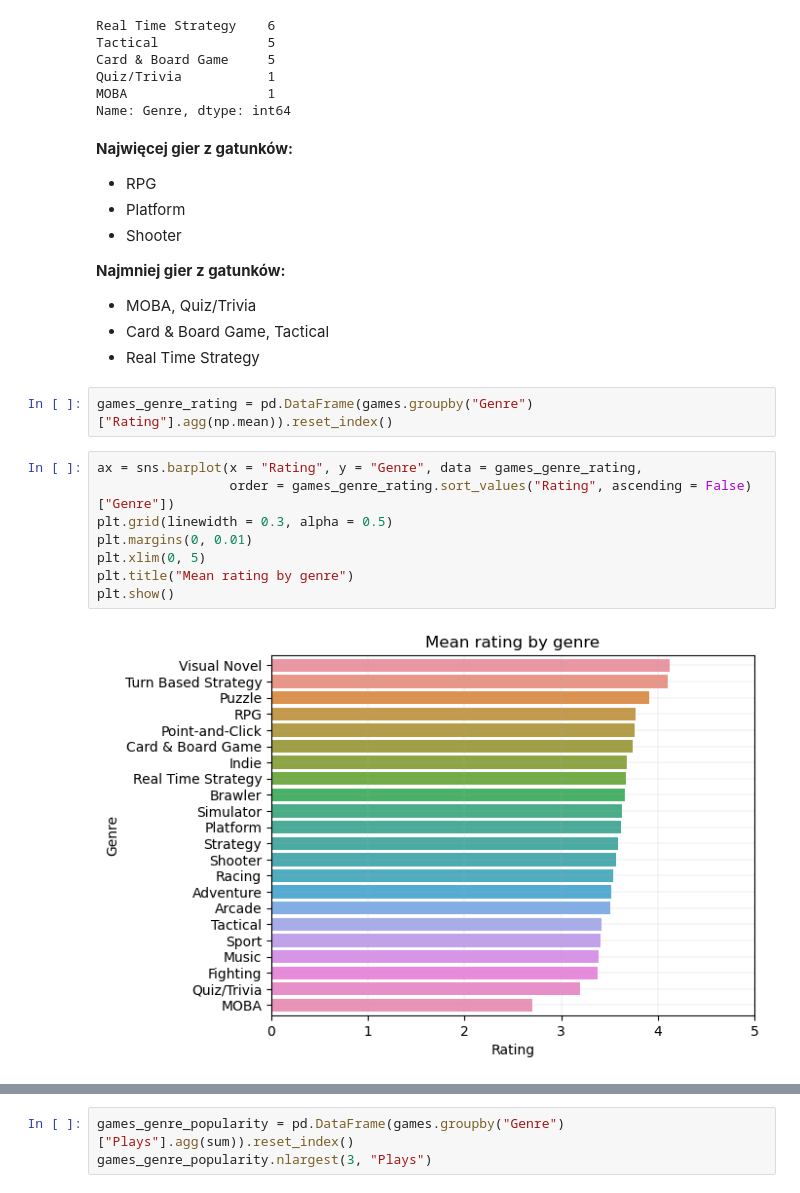
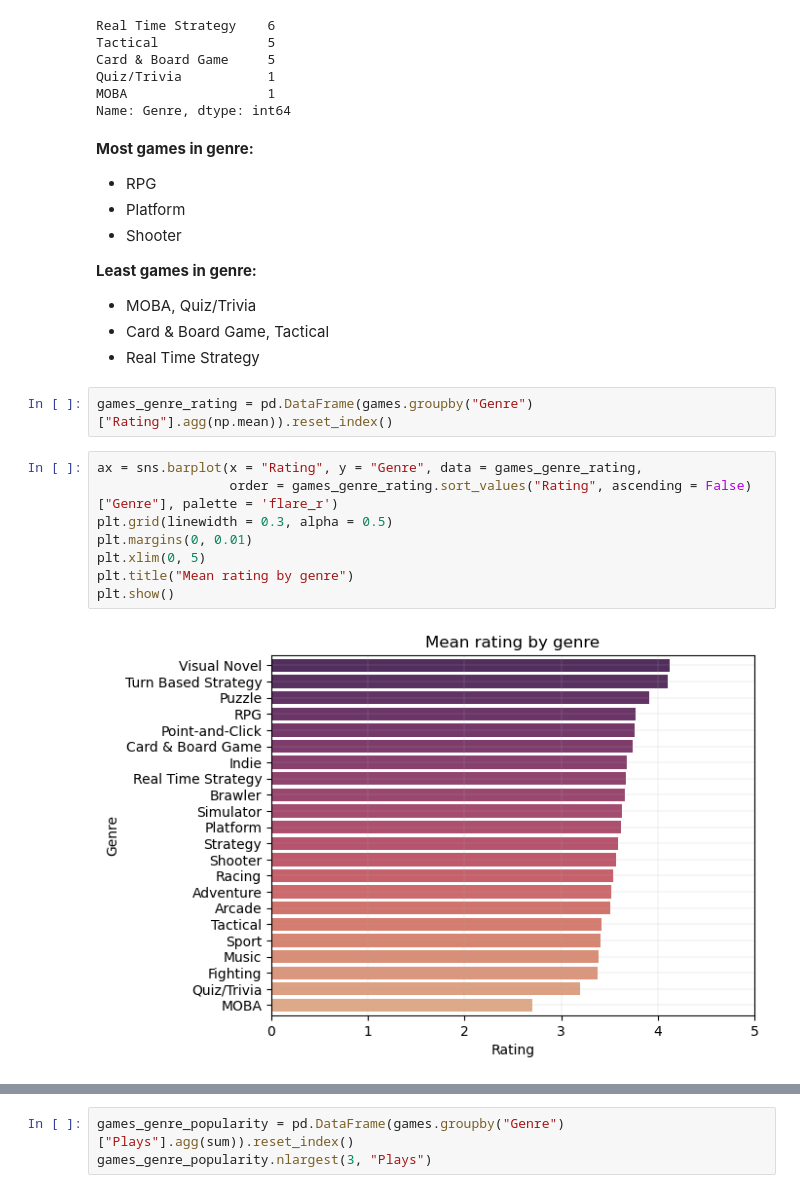
Before and after one commit to AdrianNakonieczny/games-eda, a Jupyter notebook: games.ipynb, the cells around one changed output, grey strips where cells are left out. Cells and saved outputs as stored; diff of their text form.

Commit message:
added english descriptions, changed plot colors

```diff
--- a/games.ipynb
+++ b/games.ipynb
@@ -315,12 +322,12 @@ Quiz/Trivia           1
 MOBA                  1
 Name: Genre, dtype: int64
 # %% [markdown]
-**Najwięcej gier z gatunków:**
+**Most games in genre:**
 - RPG
 - Platform
 - Shooter
 
-**Najmniej gier z gatunków:**
+**Least games in genre:**
 - MOBA, Quiz/Trivia
 - Card & Board Game, Tactical
 - Real Time Strategy
@@ -328,12 +335,12 @@ Name: Genre, dtype: int64
 games_genre_rating = pd.DataFrame(games.groupby("Genre")["Rating"].agg(np.mean)).reset_index()
 # %%
 ax = sns.barplot(x = "Rating", y = "Genre", data = games_genre_rating,
-                 order = games_genre_rating.sort_values("Rating", ascending = False)["Genre"])
+                 order = games_genre_rating.sort_values("Rating", ascending = False)["Genre"], palette = 'flare_r')
 plt.grid(linewidth = 0.3, alpha = 0.5)
 plt.margins(0, 0.01)
 plt.xlim(0, 5)
 plt.title("Mean rating by genre")
 plt.show()
 # %% [output]
-[figure, old version]
+[figure, new version]
 # %% [markdown]
```
Also changed, not shown: parts of 34 cells of this notebook.
